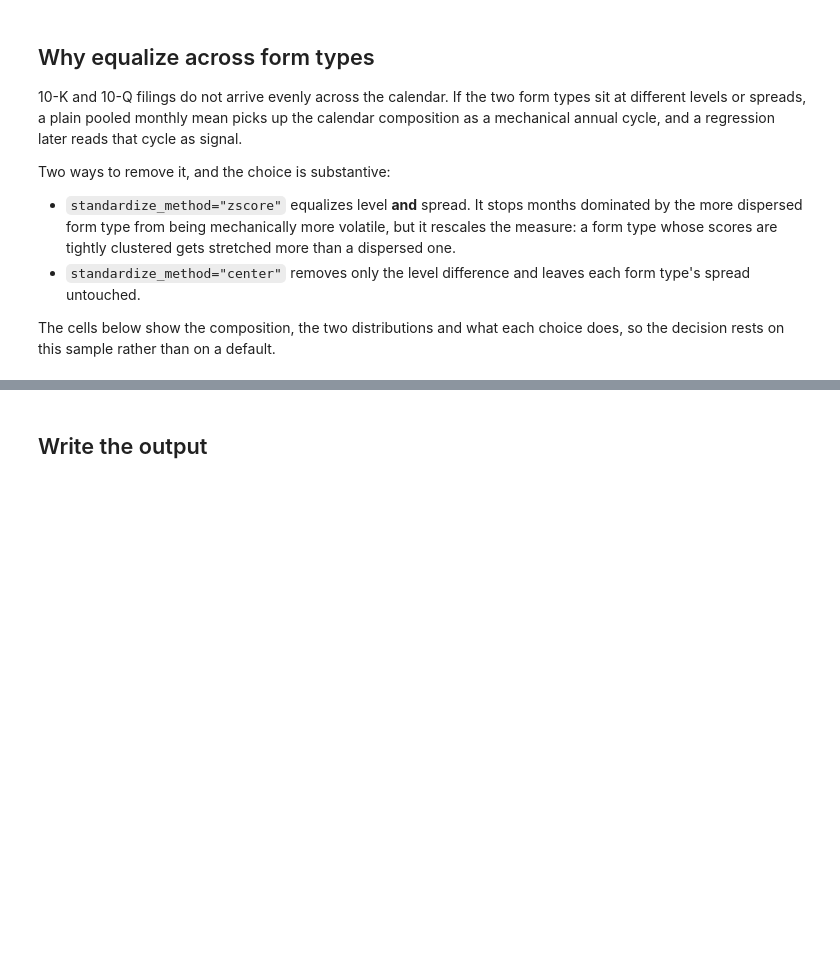
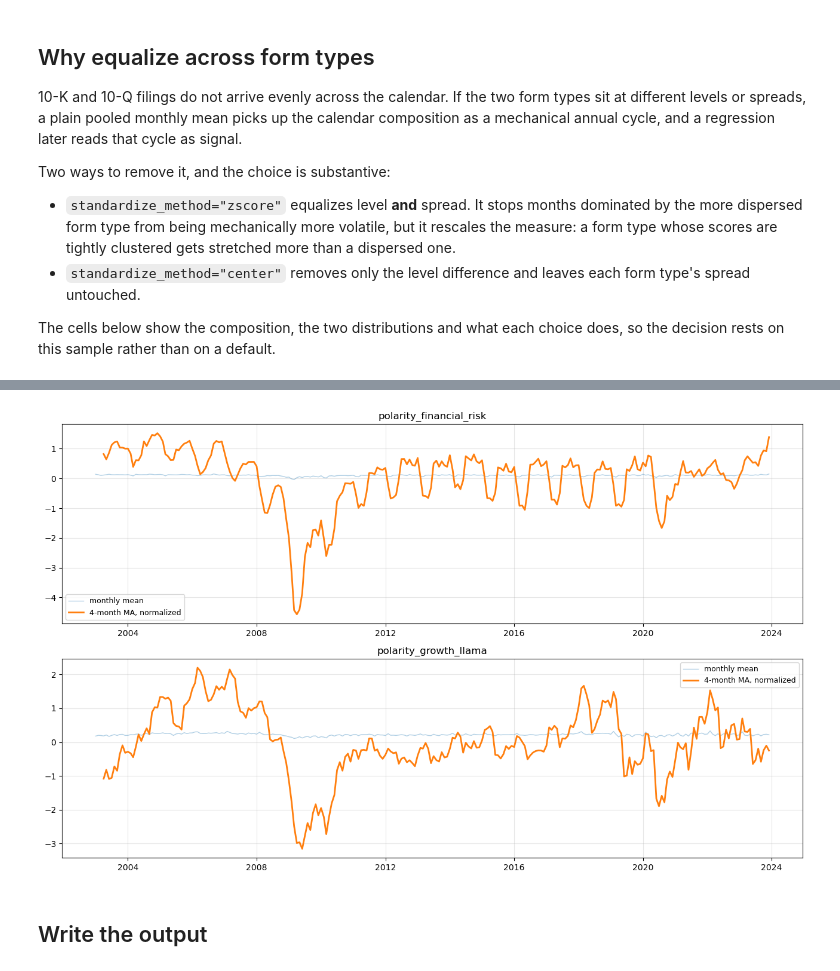
Before and after one commit to fabianslo108/manager_sentiment, a Jupyter notebook: code/time aggregation/build_manager_sentiment.ipynb, the cells around one changed output, grey strips where cells are left out. Cells and saved outputs as stored; diff of their text form; code cells hidden in the pictures; blank space fills up the shorter version.

```diff
--- a/code/time aggregation/build_manager_sentiment.ipynb
+++ b/code/time aggregation/build_manager_sentiment.ipynb
@@ -63,7 +69,5 @@ print("full filings  :", len(full_reports))
 # %%
-# prepare_reports already returns one row per filing and one polarity_* column
-# per measure, for both the wide table and long extraction output.
-MEASURES = ta.polarity_columns(wide)
+MEASURES = ta.score_columns(wide)
 print("measures:", MEASURES)
 print("filings :", len(wide))
 wide[MEASURES].describe().round(4)
@@ -98,7 +132,11 @@ print(wide.groupby("FORM_TYPE")[MEASURES].agg(["mean", "std", "count"]).round(4)
 # %%
-STANDARDIZE_BY = "FORM_TYPE"      # None to pool the raw scores instead
-STANDARDIZE_METHOD = "zscore"     # "zscore" = level + scale, "center" = level only
-WEIGHT_COL = None                 # e.g. "mktcap" once market capitalization is merged in
+# Default pooling is the plain equal-weight monthly mean of the raw scores.
+# Optional: STANDARDIZE_BY = "FORM_TYPE" z-scores within form type before
+# pooling (the comparison above). STANDARDIZE_METHOD = "center" removes only
+# the level. WEIGHT_COL is an optional report-level weight such as market cap.
+STANDARDIZE_BY = None
+STANDARDIZE_METHOD = "zscore"     # used only when STANDARDIZE_BY is set
+WEIGHT_COL = None
 
 pooled = ta.aggregate_to_monthly(wide, MEASURES, standardize_by=None)
 within = ta.aggregate_to_monthly(wide, MEASURES, standardize_by="FORM_TYPE",
@@ -151,9 +205,11 @@ last point.
 # %%
+# Default: 4-month backward average, then StandardScaler.
+# Optional smoothers (uncomment to add the columns):
+#   ("ma", {"window": 4}),                           # same average, not normalized
+#   ("hp", {}),                                      # two-sided HP, look-ahead
+#   ("hp", {"one_sided": True, "min_periods": 24}),  # expanding-window HP
 SMOOTHING = [
-    ("none", {}),
-    ("ma", {"window": 4}),
-    ("hp", {}),                                  # two-sided: descriptive only
-    ("hp", {"one_sided": True, "min_periods": 24}),
+    ("ma", {"window": 4, "normalize": True}),
 ]
 
 series = ta.build_manager_sentiment(
@@ -170,15 +235,23 @@ series.tail()
 # %%
 fig, axes = plt.subplots(len(MEASURES), 1, figsize=(13, 4 * len(MEASURES)), squeeze=False)
 
+optional = [
+    ("_ma4_norm", "4-month MA, normalized", "-"),
+    ("_ma4", "4-month MA", "-"),
+    ("_hp", "HP trend (two-sided)", "-"),
+    ("_hp1s", "HP trend (one-sided)", "--"),
+]
 for ax, measure in zip(axes[:, 0], MEASURES):
-    ax.plot(series[ta.MONTH_COL], series[measure], alpha=0.35, linewidth=1, label="monthly")
-    ax.plot(series[ta.MONTH_COL], series[f"{measure}_ma4"], linewidth=2, label="4-month MA")
-    ax.plot(series[ta.MONTH_COL], series[f"{measure}_hp"], linewidth=2, label="HP trend (two-sided)")
-    ax.plot(series[ta.MONTH_COL], series[f"{measure}_hp1s"], linewidth=2, linestyle="--",
-            label="HP trend (one-sided)")
+    ax.plot(series[ta.MONTH_COL], series[measure], alpha=0.35, linewidth=1, label="monthly mean")
+    for suffix, label, style in optional:
+        column = f"{measure}{suffix}"
+        if column in series.columns:
+            ax.plot(series[ta.MONTH_COL], series[column], linewidth=2, linestyle=style, label=label)
     ax.set_title(measure)
     ax.grid(alpha=0.3)
     ax.legend(loc="best", fontsize=9)
 
 plt.tight_layout()
 plt.show()
+# %% [output]
+[figure, added]
```
Also changed, not shown: parts of 18 cells of this notebook, 20 other files.
